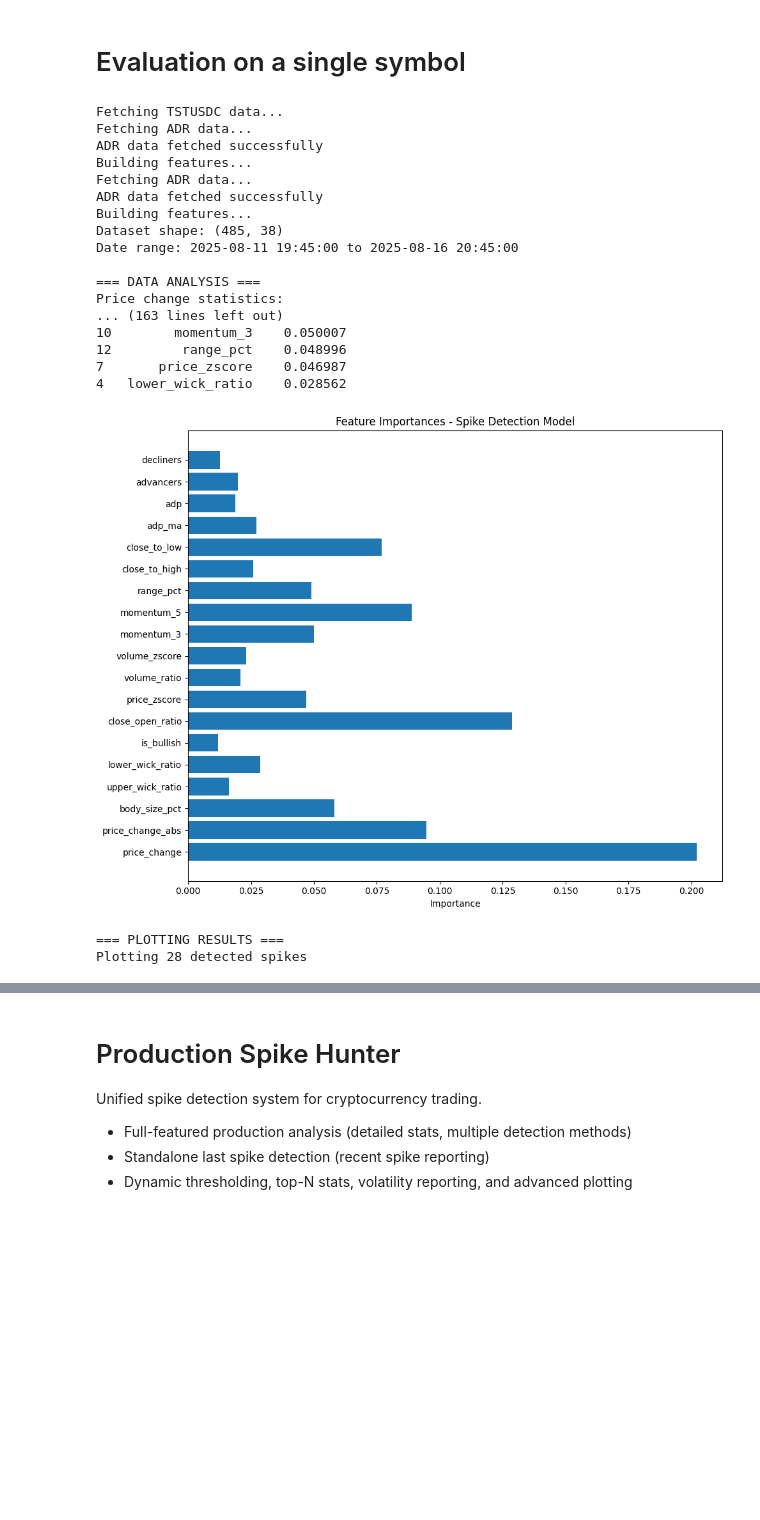
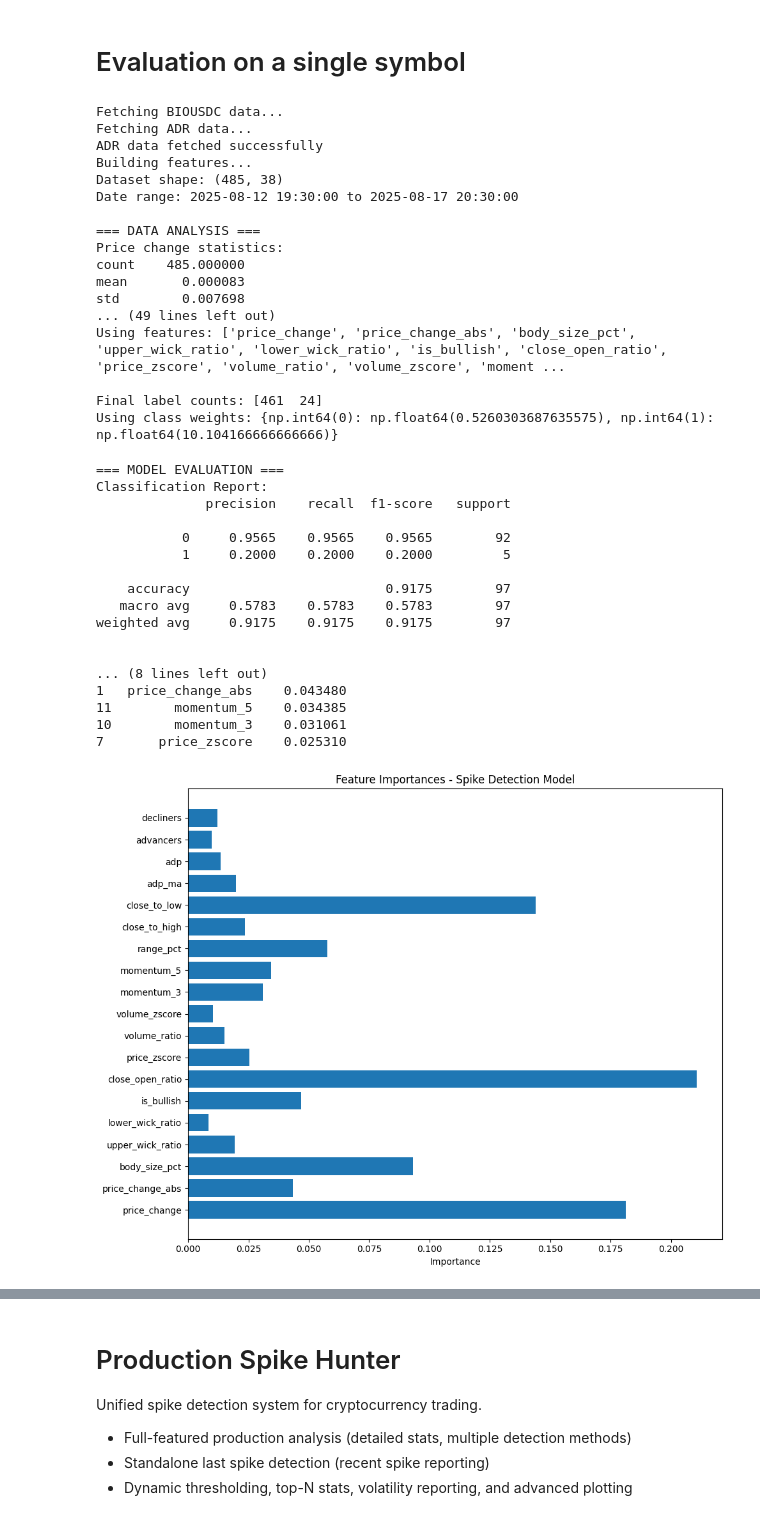
Before and after one commit to carkod/binbot-notebooks, a Jupyter notebook: spike_hunter/spike_hunter_v1.ipynb, the cells around one changed output, grey strips where cells are left out. Drawn from its saved outputs; the diff is of its cells as text; code cells hidden in the pictures; blank space fills up the shorter version.

```diff
--- a/spike_hunter/spike_hunter_v1.ipynb
+++ b/spike_hunter/spike_hunter_v1.ipynb
@@ -34,7 +35,7 @@ from sklearn.metrics import classification_report
 import matplotlib.pyplot as plt
 import joblib
 
-symbol = "TSTUSDC"  # Globally changes
+symbol = "BIOUSDC"
 
 # Set fixed thresholds for both training and production (example: 0.02 for price, 2.0 for volume)
 FIXED_PRICE_THRESHOLD = 0.02
@@ -493,43 +494,58 @@ if len(spike_indices) > 0:
             ["timestamp", "close", "price_change_pct", "volume_ratio"]
         ].to_string()
     )
 else:
     print("\n=== NO SPIKES DETECTED ===")
     print("Consider lowering thresholds:")
     print("- price_thresh (currently 0.020 = 2.0%)")
     print("- vol_ratio_thresh (currently 2.0 = 100% above average)")
 
     # Show largest moves for reference
     print(f"\nLargest price increases in dataset:")
     top_moves = df.nlargest(10, "price_change")[
         ["timestamp", "close", "price_change", "volume_ratio"]
     ].round(4)
     top_moves["price_change_pct"] = (top_moves["price_change"] * 100).round(2)
     print(
         top_moves[
             ["timestamp", "close", "price_change_pct", "volume_ratio"]
         ].to_string()
     )
 
 joblib.dump(clf, "../checkpoints/spikehunter_model_v1.pkl")
 # %% [output]
-Fetching TSTUSDC data...
-Fetching ADR data...
-ADR data fetched successfully
-Building features...
+Fetching BIOUSDC data...
 Fetching ADR data...
 ADR data fetched successfully
 Building features...
 Dataset shape: (485, 38)
-Date range: 2025-08-11 19:45:00 to 2025-08-16 20:45:00
+Date range: 2025-08-12 19:30:00 to 2025-08-17 20:30:00
 
 === DATA ANALYSIS ===
 Price change statistics:
-... (163 lines left out)
-10        momentum_3    0.050007
-12         range_pct    0.048996
-7       price_zscore    0.046987
-4   lower_wick_ratio    0.028562
+count    485.000000
+mean       0.000083
+std        0.007698
+... (49 lines left out)
+Using features: ['price_change', 'price_change_abs', 'body_size_pct', 'upper_wick_ratio', 'lower_wick_ratio', 'is_bullish', 'close_open_ratio', 'price_zscore', 'volume_ratio', 'volume_zscore', 'moment ...
+
+Final label counts: [461  24]
+Using class weights: {np.int64(0): np.float64(0.5260303687635575), np.int64(1): np.float64(10.104166666666666)}
+=== MODEL EVALUATION ===
+Classification Report:
+              precision    recall  f1-score   support
+
+           0     0.9565    0.9565    0.9565        92
+           1     0.2000    0.2000    0.2000         5
+
+    accuracy                         0.9175        97
+   macro avg     0.5783    0.5783    0.5783        97
+weighted avg     0.9175    0.9175    0.9175        97
+
+
+... (8 lines left out)
+1   price_change_abs    0.043480
+11        momentum_5    0.034385
+10        momentum_3    0.031061
+7       price_zscore    0.025310
-[figure, old version]
+[figure, new version]
-=== PLOTTING RESULTS ===
-Plotting 28 detected spikes
```
Also changed, not shown: parts of 3 cells of this notebook, 5 other files.
